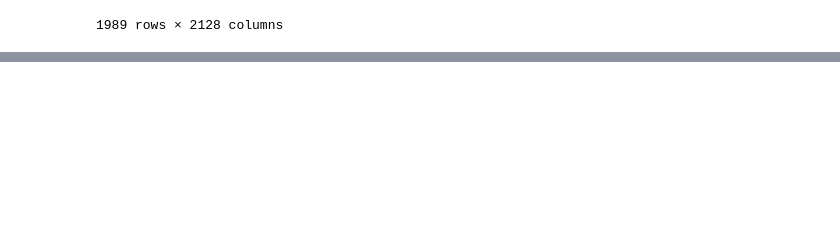
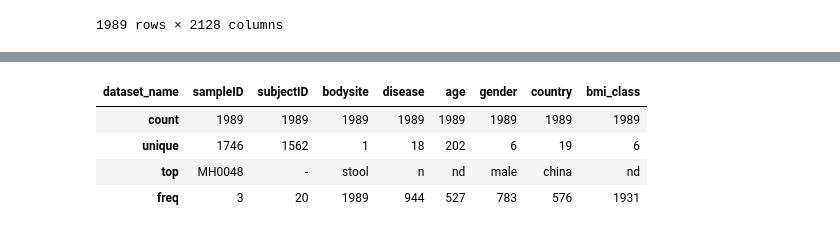
Before and after one commit to kimsubs/microbiome-disease-classifier, a Jupyter notebook: notebooks/01_data_cleaning.ipynb, the cells around one changed output, grey strips where cells are left out. Cells and saved outputs as stored; diff of their text form; code cells hidden in the pictures; blank space fills up the shorter version.

Commit message:
Update README, clean and save DataFrames from 01_data_cleaning.ipynb, and create 02_eda.ipynb

```diff
--- a/notebooks/01_data_cleaning.ipynb
+++ b/notebooks/01_data_cleaning.ipynb
@@ -9,7 +9,7 @@ from pathlib import Path
 # %% [markdown]
 ## Load Data
 # %%
-raw_path = './data/abundance_stoolsubset.txt'
+raw_path = './data/raw/abundance_stoolsubset.txt'
 raw_df = pd.read_csv(raw_path, sep='\t', dtype=str)
 # %%
 # inspect df shape and structure
@@ -86,0 +98,8 @@ taxa_df
+# %%
+metadata_df.describe(include='all')
+# %% [output]
+| dataset_name | sampleID | subjectID | bodysite | disease | age | gender | country | bmi_class |
+| count | 1989 | 1989 | 1989 | 1989 | 1989 | 1989 | 1989 | 1989 |
+| unique | 1746 | 1562 | 1 | 18 | 202 | 6 | 19 | 6 |
+| top | MH0048 | - | stool | n | nd | male | china | nd |
+| freq | 3 | 20 | 1989 | 944 | 527 | 783 | 576 | 1931 |
```
Also changed, not shown: parts of 18 cells of this notebook, 3 other files.
